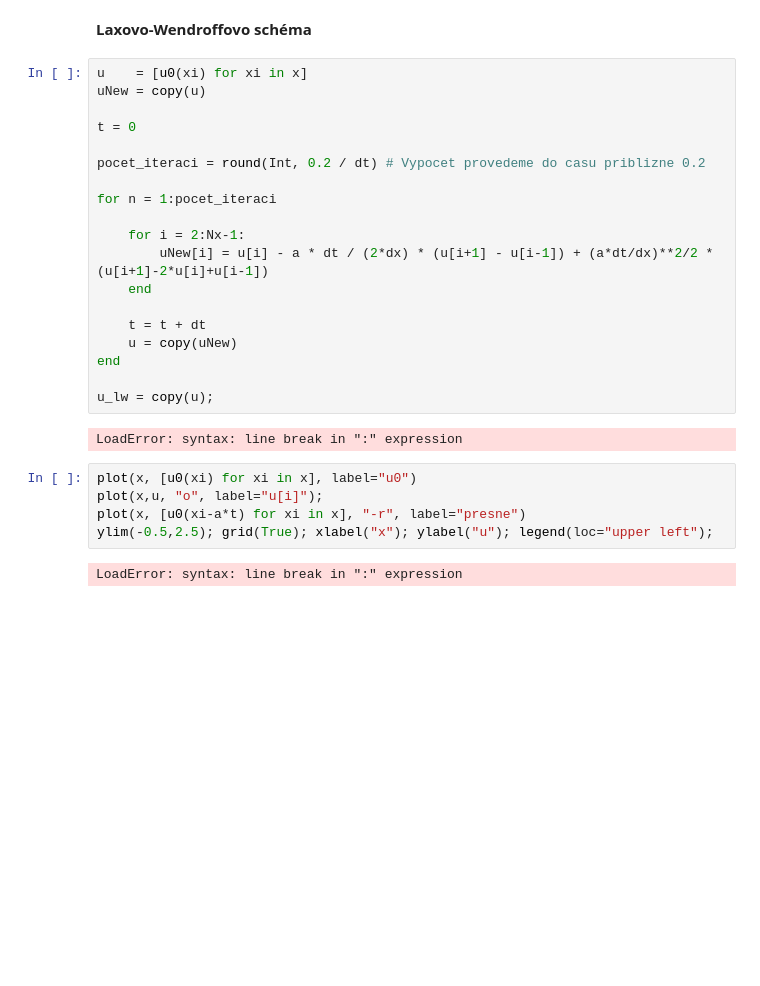
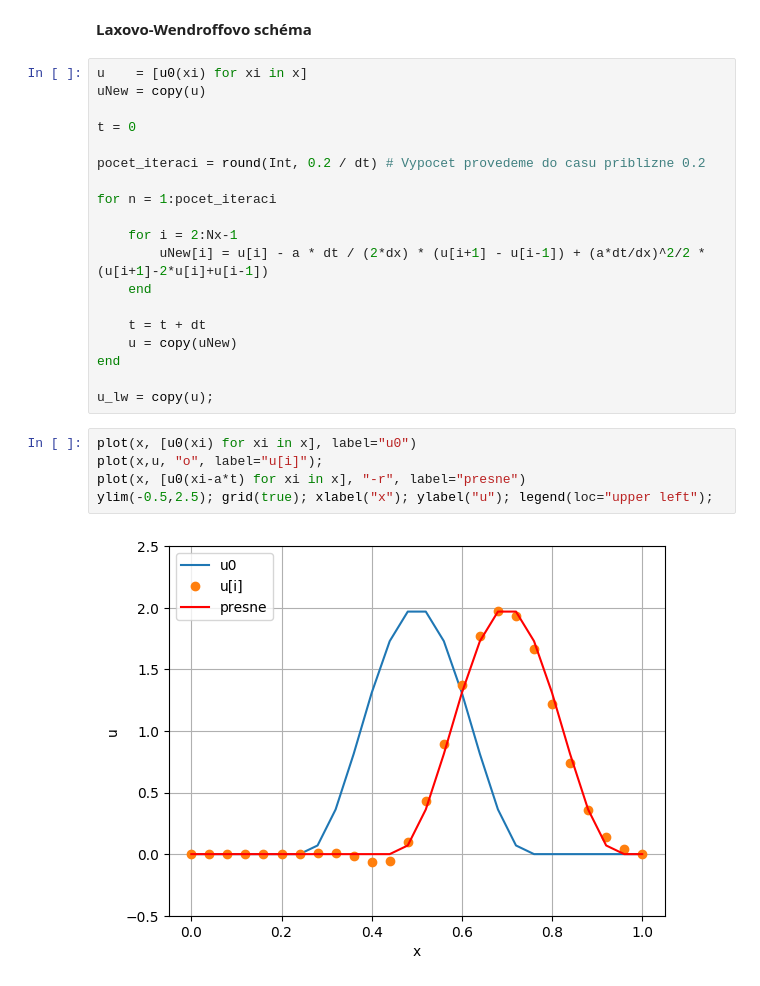
Before and after one commit to furstj/MMPP, a Jupyter notebook: lessons/01_linearni_advekce.ipynb, the cells around one changed output. Cells and saved outputs as stored; diff of their text form; blank space fills up the shorter version.

```diff
--- a/lessons/01_linearni_advekce.ipynb
+++ b/lessons/01_linearni_advekce.ipynb
@@ -119,8 +119,8 @@ pocet_iteraci = round(Int, 0.2 / dt) # Vypocet provedeme do casu priblizne 0.2
 
 for n = 1:pocet_iteraci
 
-    for i = 2:Nx-1:
-        uNew[i] = u[i] - a * dt / (2*dx) * (u[i+1] - u[i-1]) + (a*dt/dx)**2/2 * (u[i+1]-2*u[i]+u[i-1])
+    for i = 2:Nx-1
+        uNew[i] = u[i] - a * dt / (2*dx) * (u[i+1] - u[i-1]) + (a*dt/dx)^2/2 * (u[i+1]-2*u[i]+u[i-1])
     end
 
     t = t + dt
@@ -128,12 +128,10 @@ for n = 1:pocet_iteraci
 end
 
 u_lw = copy(u);
-# %% [output]
-LoadError: syntax: line break in ":" expression
 # %%
 plot(x, [u0(xi) for xi in x], label="u0")
 plot(x,u, "o", label="u[i]");
 plot(x, [u0(xi-a*t) for xi in x], "-r", label="presne")
-ylim(-0.5,2.5); grid(True); xlabel("x"); ylabel("u"); legend(loc="upper left");
+ylim(-0.5,2.5); grid(true); xlabel("x"); ylabel("u"); legend(loc="upper left");
 # %% [output]
-LoadError: syntax: line break in ":" expression
+[figure, added]
```
